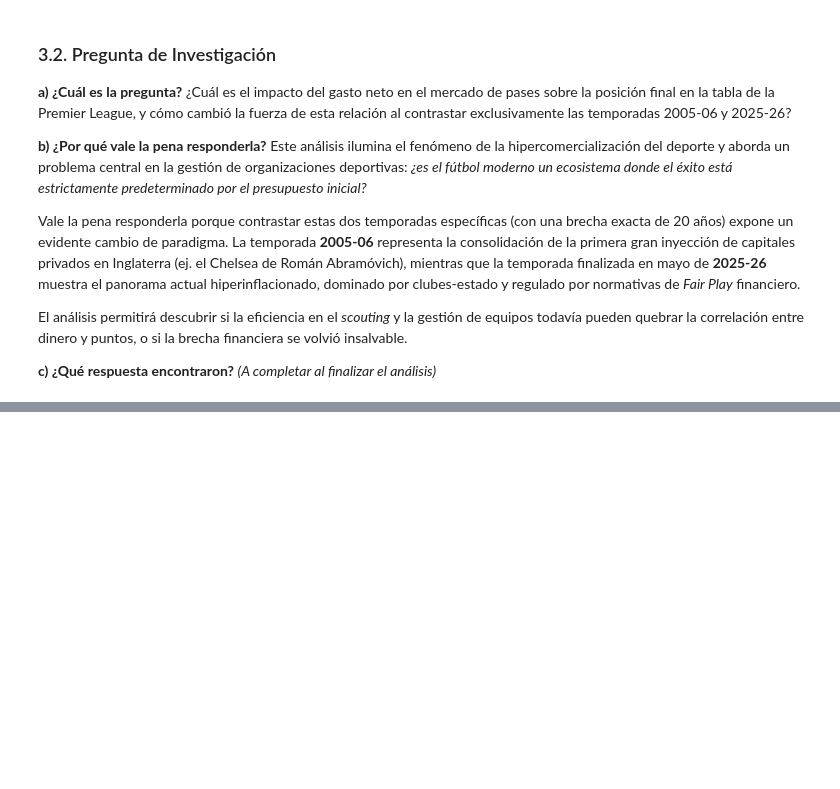
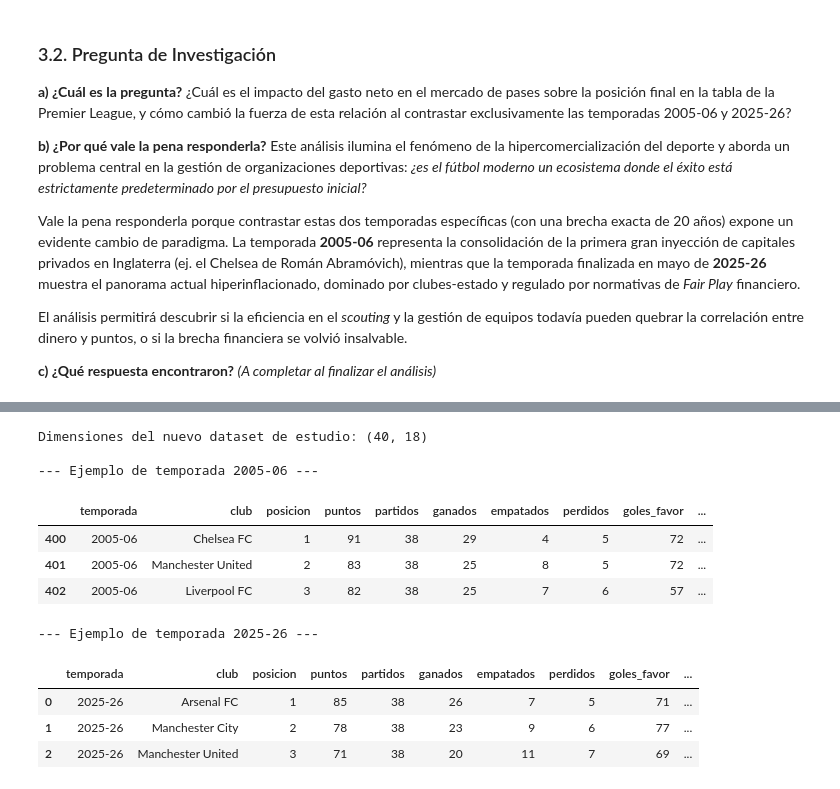
Before and after one commit to valeencamargo14/TP-Labo-, a Jupyter notebook: TP_Labo.ipynb, the cells around one changed output, grey strips where cells are left out. Cells and saved outputs as stored; diff of their text form; code cells hidden in the pictures; blank space fills up the shorter version.

Commit message:
se agregro punto 3.3 (incompleto)

```diff
--- a/TP_Labo.ipynb
+++ b/TP_Labo.ipynb
@@ -191,0 +204,30 @@ El análisis permitirá descubrir si la eficiencia en el *scouting* y la gestió
+# %%
+# 1. Primera transformación: Unión de las tablas (Merge)
+df_completo = pd.merge(df_posiciones, df_gastos, on=['temporada', 'club'], how='inner')
+
+# 2. Segunda transformación: Filtrado temporal
+df_estudio = df_completo[df_completo['temporada'].isin(['2005-06', '2025-26'])].copy()
+
+# 3. Tercera transformación: Columna derivada (Costo por Punto)
+df_estudio['costo_por_punto'] = round(df_estudio['gasto_neto'] / df_estudio['puntos'], 2)
+
+print(f"Dimensiones del nuevo dataset de estudio: {df_estudio.shape}")
+
+print("\n--- Ejemplo de temporada 2005-06 ---")
+display(df_estudio[df_estudio['temporada'] == '2005-06'].head(3))
+
+print("\n--- Ejemplo de temporada 2025-26 ---")
+display(df_estudio[df_estudio['temporada'] == '2025-26'].head(3))
+# %% [output]
+Dimensiones del nuevo dataset de estudio: (40, 18)
+
+--- Ejemplo de temporada 2005-06 ---
+|  | temporada | club | posicion | puntos | partidos | ganados | empatados | perdidos | goles_favor | ... |
+| 400 | 2005-06 | Chelsea FC | 1 | 91 | 38 | 29 | 4 | 5 | 72 | ... |
+| 401 | 2005-06 | Manchester United | 2 | 83 | 38 | 25 | 8 | 5 | 72 | ... |
+| 402 | 2005-06 | Liverpool FC | 3 | 82 | 38 | 25 | 7 | 6 | 57 | ... |
+--- Ejemplo de temporada 2025-26 ---
+|  | temporada | club | posicion | puntos | partidos | ganados | empatados | perdidos | goles_favor | ... |
+| 0 | 2025-26 | Arsenal FC | 1 | 85 | 38 | 26 | 7 | 5 | 71 | ... |
+| 1 | 2025-26 | Manchester City | 2 | 78 | 38 | 23 | 9 | 6 | 77 | ... |
+| 2 | 2025-26 | Manchester United | 3 | 71 | 38 | 20 | 11 | 7 | 69 | ... |
```
Also changed, not shown: parts of 2 cells of this notebook.
